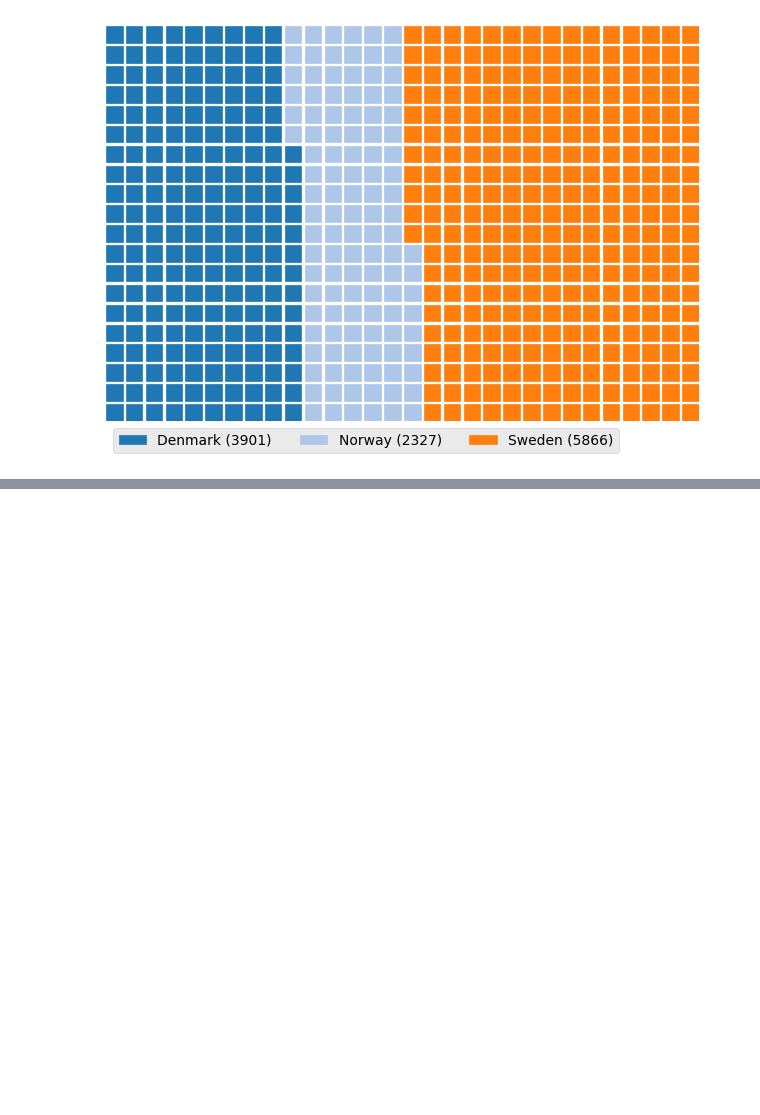
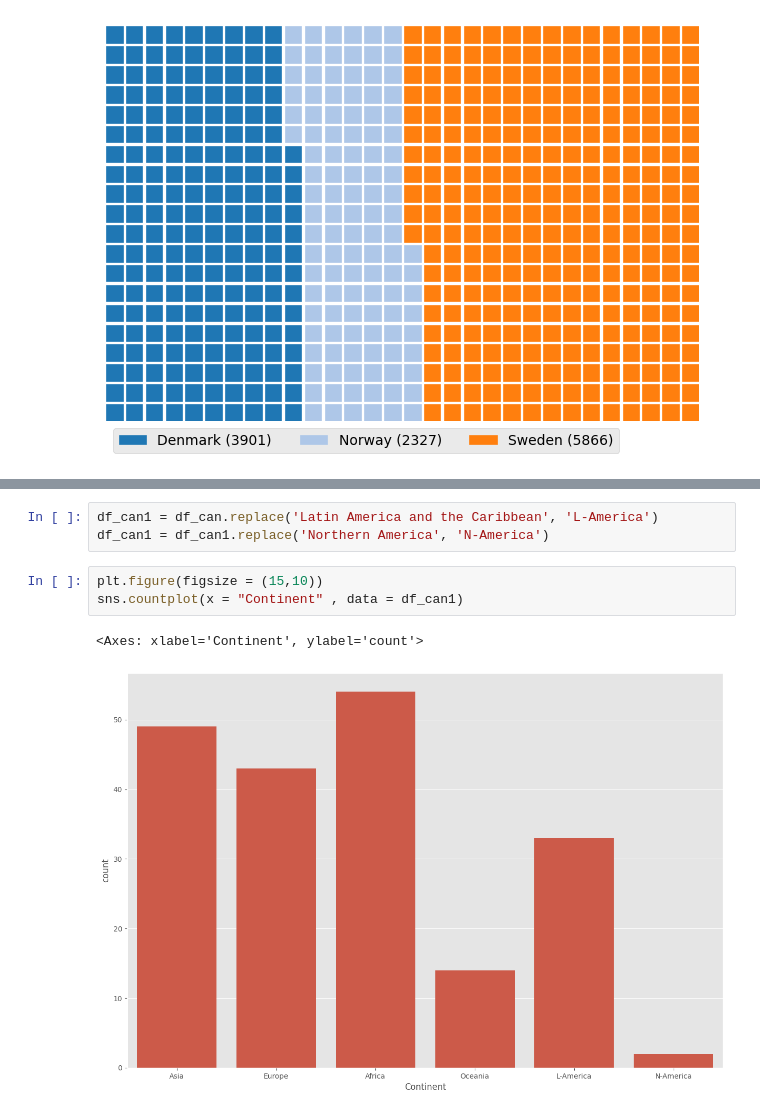
Before and after one commit to MachineTi-lab/IBM_Data_Visualization, a Jupyter notebook: Waffle_Charts .ipynb, the cells around one changed output, grey strips where cells are left out. Cells and saved outputs as stored; diff of their text form; blank space fills up the shorter version.

```diff
--- a/Waffle_Charts .ipynb
+++ b/Waffle_Charts .ipynb
@@ -231,0 +247,9 @@ plt.show()
+# %%
+df_can1 = df_can.replace('Latin America and the Caribbean', 'L-America')
+df_can1 = df_can1.replace('Northern America', 'N-America')
+# %%
+plt.figure(figsize = (15,10))
+sns.countplot(x = "Continent" , data = df_can1)
+# %% [output]
+<Axes: xlabel='Continent', ylabel='count'>
+[figure, added]
```
Also changed, not shown: parts of 10 cells of this notebook, 1 other file.
